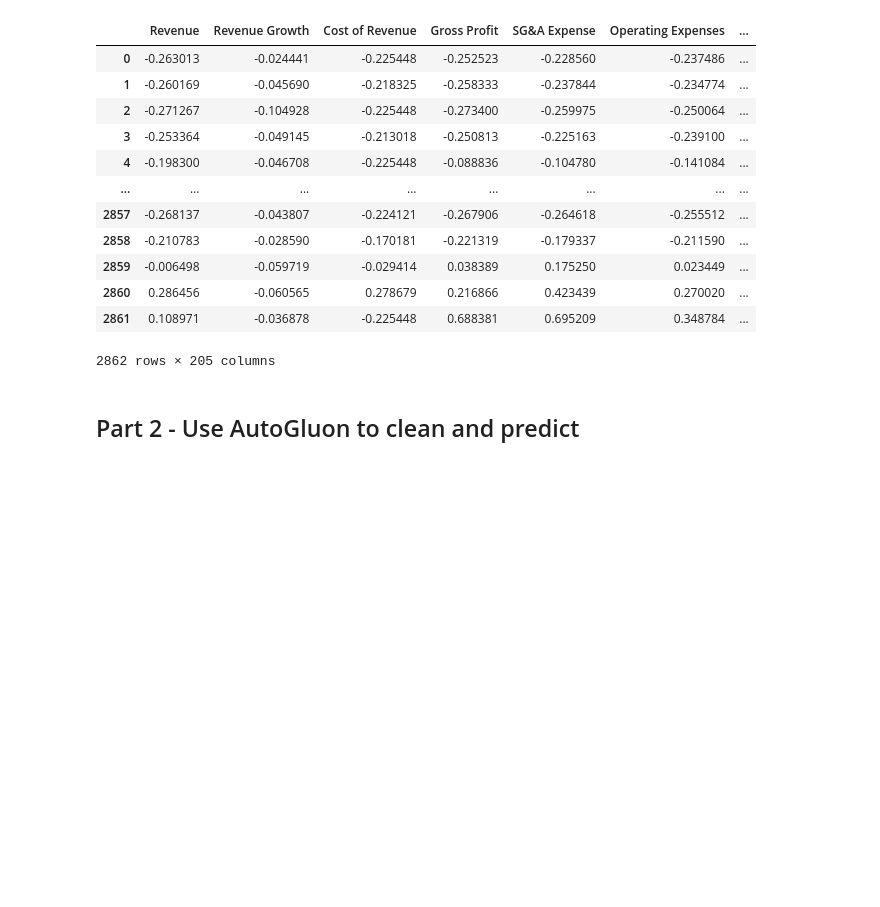
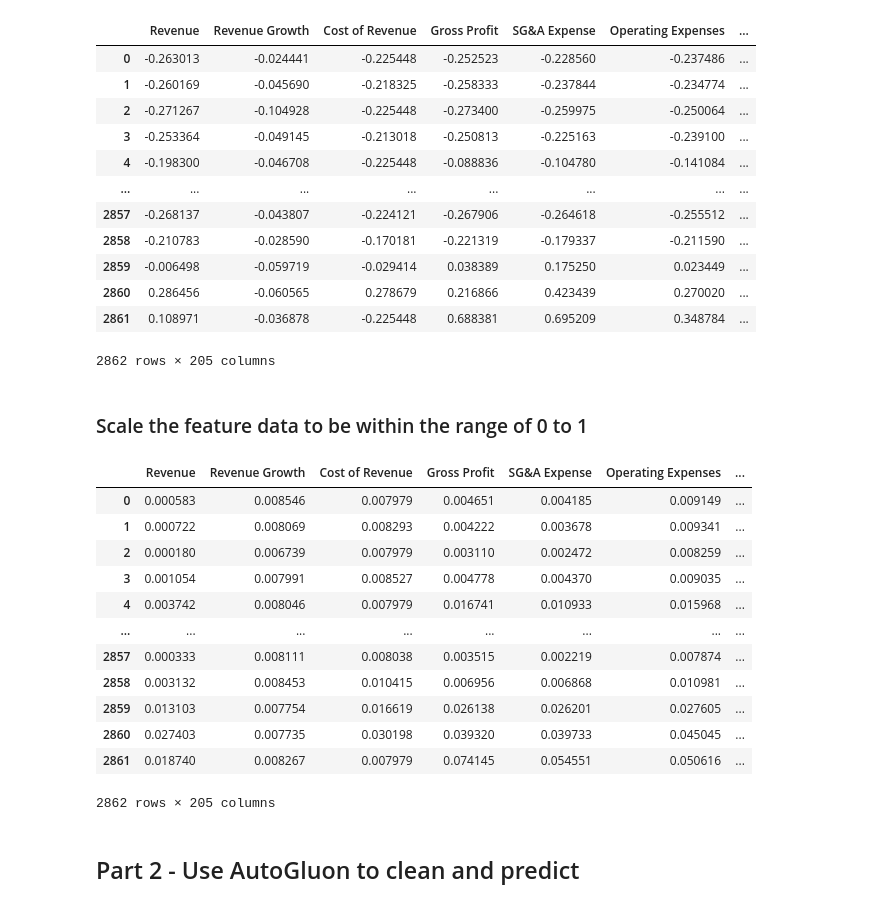
Before and after one commit to danenbm/fintech-p2-machine-learning, a Jupyter notebook: machine-learning.ipynb, the cells around one changed output. Cells and saved outputs as stored; diff of their text form; code cells hidden in the pictures; blank space fills up the shorter version.

```diff
--- a/machine-learning.ipynb
+++ b/machine-learning.ipynb
@@ -608,3 +605,34 @@ X_scaler = scaler.fit(X_key_class_train_i)
 # Fit the scaler to the features training dataset
 X_key_class_train_scaled = X_scaler.transform(X_key_class_train_i)
 X_key_class_test_scaled = X_scaler.transform(X_key_class_test_i)
+# %% [markdown]
+### Scale the feature data to be within the range of 0 to 1
+# %%
+# X_raw_regr_train, X_raw_regr_test
+
+# Create a StandardScaler instance
+scaler = MinMaxScaler()
+
+# Fit the scaler to the features training dataset
+X_scaler = scaler.fit(X_raw_regr_train_i)
+
+# Fit the scaler to the features training dataset
+X_raw_regr_train_scaled_mm = X_scaler.transform(X_raw_regr_train_i)
+X_raw_regr_test_scaled_mm = X_scaler.transform(X_raw_regr_test_i)
+# %%
+# Review the scaled training data as a DataFrame.
+pd.DataFrame(X_raw_regr_train_scaled_mm, columns=X_raw_regr_train.columns)
+# %% [output]
+|  | Revenue | Revenue Growth | Cost of Revenue | Gross Profit | SG&A Expense | Operating Expenses | ... |
+| 0 | 0.000583 | 0.008546 | 0.007979 | 0.004651 | 0.004185 | 0.009149 | ... |
+| 1 | 0.000722 | 0.008069 | 0.008293 | 0.004222 | 0.003678 | 0.009341 | ... |
+| 2 | 0.000180 | 0.006739 | 0.007979 | 0.003110 | 0.002472 | 0.008259 | ... |
+| 3 | 0.001054 | 0.007991 | 0.008527 | 0.004778 | 0.004370 | 0.009035 | ... |
+| 4 | 0.003742 | 0.008046 | 0.007979 | 0.016741 | 0.010933 | 0.015968 | ... |
+| ... | ... | ... | ... | ... | ... | ... | ... |
+| 2857 | 0.000333 | 0.008111 | 0.008038 | 0.003515 | 0.002219 | 0.007874 | ... |
+| 2858 | 0.003132 | 0.008453 | 0.010415 | 0.006956 | 0.006868 | 0.010981 | ... |
+| 2859 | 0.013103 | 0.007754 | 0.016619 | 0.026138 | 0.026201 | 0.027605 | ... |
+| 2860 | 0.027403 | 0.007735 | 0.030198 | 0.039320 | 0.039733 | 0.045045 | ... |
+| 2861 | 0.018740 | 0.008267 | 0.007979 | 0.074145 | 0.054551 | 0.050616 | ... |
+2862 rows × 205 columns
```
Also changed, not shown: parts of 61 cells of this notebook.
